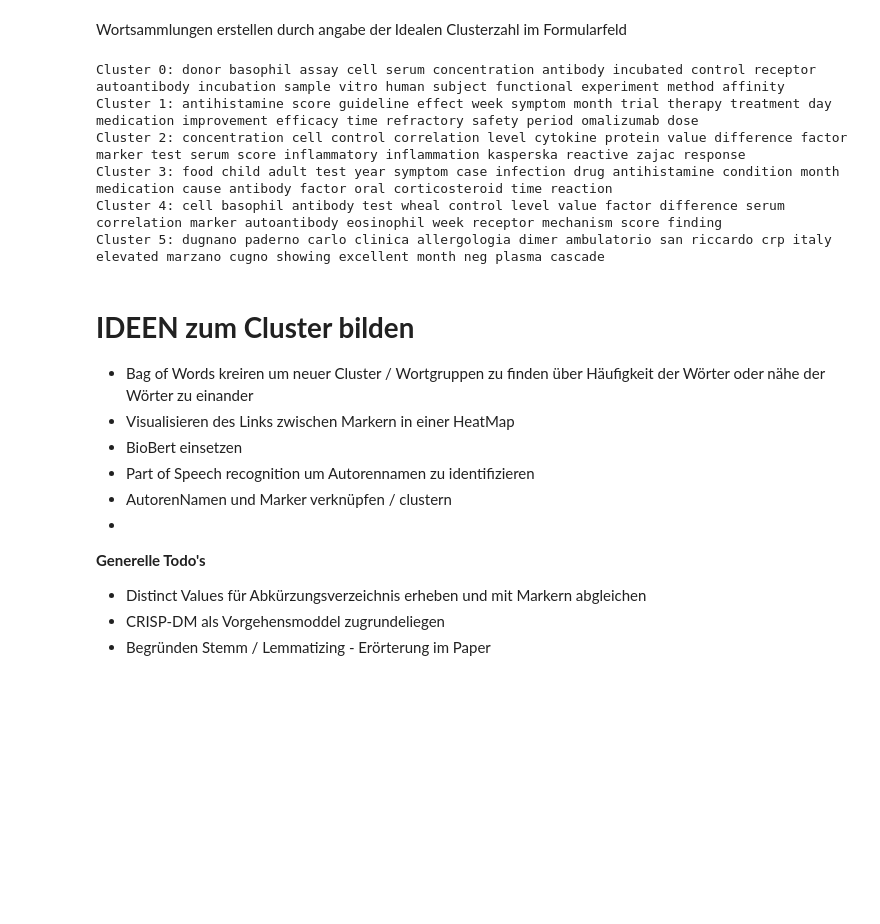
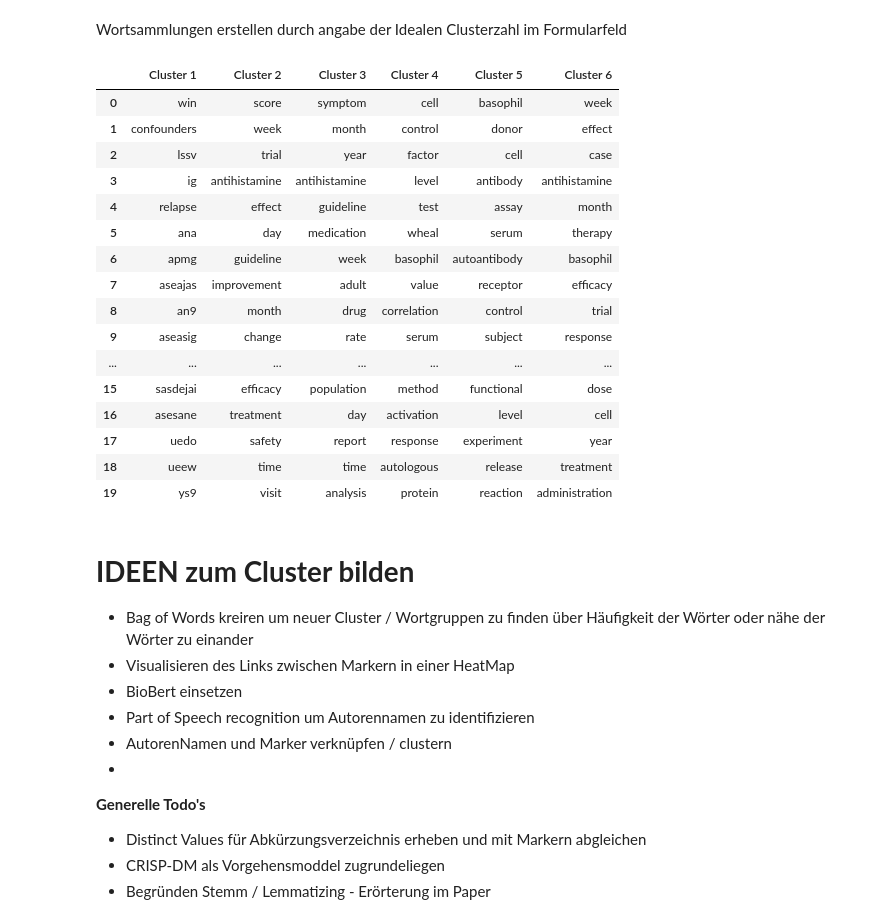
Before and after one commit to JulianSchmidtke/CAPTUM, a Jupyter notebook: AsuD_CAPTUM_v0.1.ipynb, the cells around one changed output. Cells and saved outputs as stored; diff of their text form; code cells hidden in the pictures; blank space fills up the shorter version.

Commit message:
k-Means Cluster ausgeben

```diff
--- a/AsuD_CAPTUM_v0.1.ipynb
+++ b/AsuD_CAPTUM_v0.1.ipynb
@@ -646,18 +641,39 @@ km = KMeans(n_clusters=k)
 km = km.fit(words_transformed)
 order_centroids = km.cluster_centers_.argsort()[:, ::-1]
 terms = tfidfconvert.get_feature_names()
+
+clustered_words = []
 for i in range(k):
-  print("Cluster %d:" % i, end='')
+  words_per_cluster = []
   for ind in order_centroids[i, :20]:
-    print(' %s' % terms[ind], end='')
-  print()
+    words_per_cluster.append(terms[ind])
+  clustered_words.append(words_per_cluster)
-# %% [output]
-Cluster 0: donor basophil assay cell serum concentration antibody incubated control receptor autoantibody incubation sample vitro human subject functional experiment method affinity
-Cluster 1: antihistamine score guideline effect week symptom month trial therapy treatment day medication improvement efficacy time refractory safety period omalizumab dose
-Cluster 2: concentration cell control correlation level cytokine protein value difference factor marker test serum score inflammatory inflammation kasperska reactive zajac response
-Cluster 3: food child adult test year symptom case infection drug antihistamine condition month medication cause antibody factor oral corticosteroid time reaction
-Cluster 4: cell basophil antibody test wheal control level value factor difference serum correlation marker autoantibody eosinophil week receptor mechanism score finding
-Cluster 5: dugnano paderno carlo clinica allergologia dimer ambulatorio san riccardo crp italy elevated marzano cugno showing excellent month neg plasma cascade
+# %%
+#clustered_words Liste transponieren
+clustered_words = list(map(list, zip(*clustered_words)))
+
+#Dataframe aus clustered_words erstellen
+cluster_names = ['Cluster %s' %i for i in range(1,k+1)]
+df_clustered_words = pd.DataFrame(data=clustered_words, columns=cluster_names)
+df_clustered_words
+# %% [output]
+|  | Cluster 1 | Cluster 2 | Cluster 3 | Cluster 4 | Cluster 5 | Cluster 6 |
+| 0 | win | score | symptom | cell | basophil | week |
+| 1 | confounders | week | month | control | donor | effect |
+| 2 | lssv | trial | year | factor | cell | case |
+| 3 | ig | antihistamine | antihistamine | level | antibody | antihistamine |
+| 4 | relapse | effect | guideline | test | assay | month |
+| 5 | ana | day | medication | wheal | serum | therapy |
+| 6 | apmg | guideline | week | basophil | autoantibody | basophil |
+| 7 | aseajas | improvement | adult | value | receptor | efficacy |
+| 8 | an9 | month | drug | correlation | control | trial |
+| 9 | aseasig | change | rate | serum | subject | response |
+| ... | ... | ... | ... | ... | ... | ... |
+| 15 | sasdejai | efficacy | population | method | functional | dose |
+| 16 | asesane | treatment | day | activation | level | cell |
+| 17 | uedo | safety | report | response | experiment | year |
+| 18 | ueew | time | time | autologous | release | treatment |
+| 19 | ys9 | visit | analysis | protein | reaction | administration |
 # %% [markdown]
 
 
```
Also changed, not shown: parts of 6 cells of this notebook.
